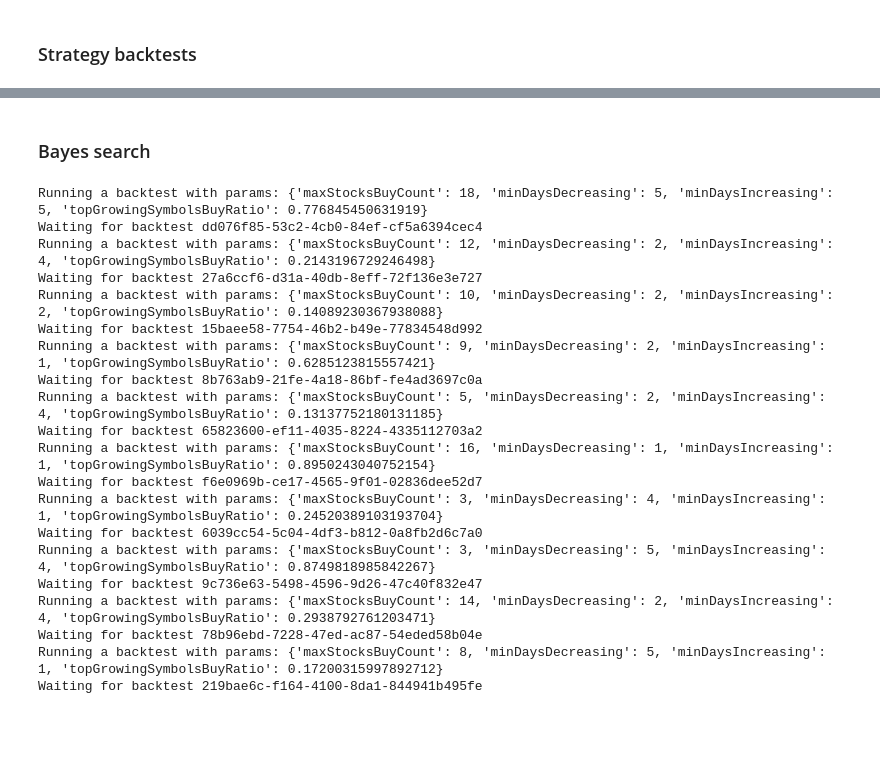
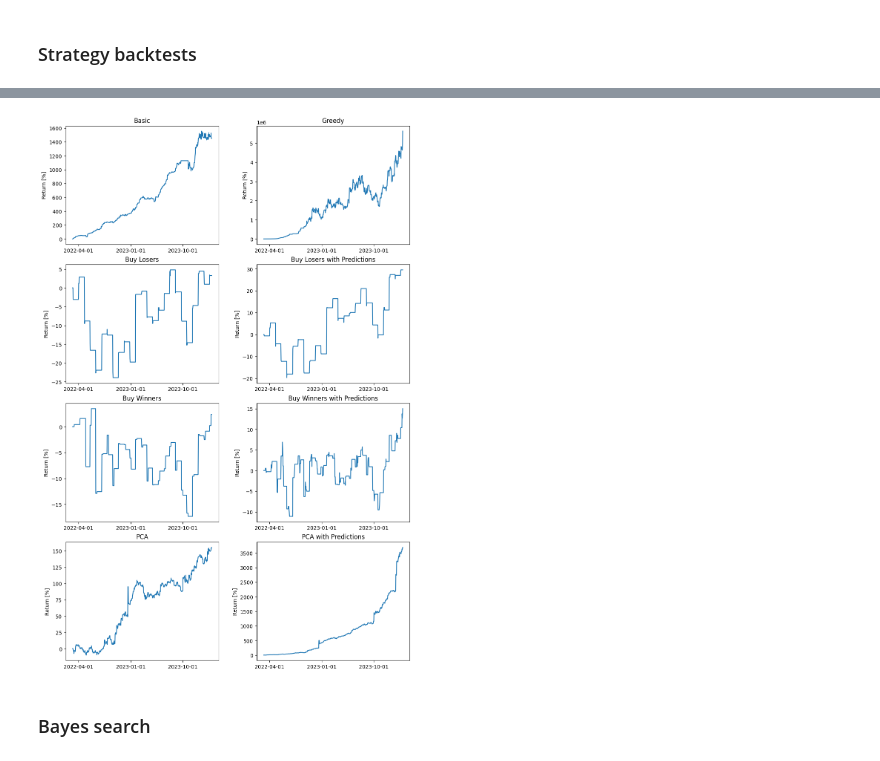
Before and after one commit to wolny33/ML-Trading, a Jupyter notebook: Analysis/plots.ipynb, the cells around one changed output, grey strips where cells are left out. Drawn from its saved outputs; the diff is of its cells as text; code cells hidden in the pictures; blank space fills up the shorter version.

```diff
--- a/Analysis/plots.ipynb
+++ b/Analysis/plots.ipynb
@@ -195,40 +135,42 @@ for error in [0.01, 0.05, 0.1, 0.2]:
+# %%
+backtests_per_strategy = {
+    "Basic": "ee6113e2-90b8-40d4-b72e-43d9bf214012",
+    "Greedy": "0c3702fe-e897-4f9b-a166-f93ea5474d5f",
+    "Buy Losers": "3c1df575-6813-4baf-9c5b-020b0d3a041a",
+    "Buy Losers with Predictions": "cd6e9e59-3a09-4ae1-9850-57f16e248f74",
+    "Buy Winners": "e00a4317-a327-41b2-9464-abab72257c8a",
+    "Buy Winners with Predictions": "89ffe84b-82fa-43be-bf8b-c0078a97a003",
+    "PCA": "437bcd3b-f846-4a71-b2eb-0cd8626a1916",
+    "PCA with Predictions": "721406c3-5d3e-4ffe-9eb1-1ae4eb2ae302"
+}
+
+def make_subplot(axis, title):
+    backtest_id = backtests_per_strategy[title]
+
+    axis.set_title(title)
+    axis.set_ylabel("Return [%]")
+
+    assets_states = fetch_portfolio_states(backtest_id)
+    portfolio_values = [state.assets.equityValue / 1000 - 100 for state in assets_states]
+    dates = [state.createdAt for state in assets_states]
+    axis.plot(dates, portfolio_values)
+    axis.set_xticks(axis.get_xticks()[::3])
+
+figure, axes = plt.subplots(nrows=4, ncols=2, figsize=(10, 15))
+figure.tight_layout()
+
+make_subplot(axes[0, 0], "Basic")
+make_subplot(axes[0, 1], "Greedy")
+make_subplot(axes[1, 0], "Buy Losers")
+make_subplot(axes[1, 1], "Buy Losers with Predictions")
+make_subplot(axes[2, 0], "Buy Winners")
+make_subplot(axes[2, 1], "Buy Winners with Predictions")
+make_subplot(axes[3, 0], "PCA")
+make_subplot(axes[3, 1], "PCA with Predictions")
+
+plt.subplots_adjust(hspace=0.17, wspace=0.25)
+plt.show()
+# %% [output]
+[figure, added]
 # %% [markdown]
 ### Bayes search
-# %%
-from bayes import perform_bayes_search
-from skopt.space import Real, Integer
-
-best_params, best_score = perform_bayes_search(
-    "Basic strategy",
-    {
-        "maxStocksBuyCount": Integer(low=1, high=20),
-        "minDaysDecreasing": Integer(low=1, high=5),
-        "minDaysIncreasing": Integer(low=1, high=5),
-        "topGrowingSymbolsBuyRatio": Real(0.1, 0.9)
-    },
-    10,
-    prediction_error=0,
-    symbols=200,
-    skip=0
-)
-# %% [output]
-Running a backtest with params: {'maxStocksBuyCount': 18, 'minDaysDecreasing': 5, 'minDaysIncreasing': 5, 'topGrowingSymbolsBuyRatio': 0.776845450631919}
-Waiting for backtest dd076f85-53c2-4cb0-84ef-cf5a6394cec4
-Running a backtest with params: {'maxStocksBuyCount': 12, 'minDaysDecreasing': 2, 'minDaysIncreasing': 4, 'topGrowingSymbolsBuyRatio': 0.2143196729246498}
-Waiting for backtest 27a6ccf6-d31a-40db-8eff-72f136e3e727
-Running a backtest with params: {'maxStocksBuyCount': 10, 'minDaysDecreasing': 2, 'minDaysIncreasing': 2, 'topGrowingSymbolsBuyRatio': 0.14089230367938088}
-Waiting for backtest 15baee58-7754-46b2-b49e-77834548d992
-Running a backtest with params: {'maxStocksBuyCount': 9, 'minDaysDecreasing': 2, 'minDaysIncreasing': 1, 'topGrowingSymbolsBuyRatio': 0.6285123815557421}
-Waiting for backtest 8b763ab9-21fe-4a18-86bf-fe4ad3697c0a
-Running a backtest with params: {'maxStocksBuyCount': 5, 'minDaysDecreasing': 2, 'minDaysIncreasing': 4, 'topGrowingSymbolsBuyRatio': 0.13137752180131185}
-Waiting for backtest 65823600-ef11-4035-8224-4335112703a2
-Running a backtest with params: {'maxStocksBuyCount': 16, 'minDaysDecreasing': 1, 'minDaysIncreasing': 1, 'topGrowingSymbolsBuyRatio': 0.8950243040752154}
-Waiting for backtest f6e0969b-ce17-4565-9f01-02836dee52d7
-Running a backtest with params: {'maxStocksBuyCount': 3, 'minDaysDecreasing': 4, 'minDaysIncreasing': 1, 'topGrowingSymbolsBuyRatio': 0.24520389103193704}
-Waiting for backtest 6039cc54-5c04-4df3-b812-0a8fb2d6c7a0
-Running a backtest with params: {'maxStocksBuyCount': 3, 'minDaysDecreasing': 5, 'minDaysIncreasing': 4, 'topGrowingSymbolsBuyRatio': 0.8749818985842267}
-Waiting for backtest 9c736e63-5498-4596-9d26-47c40f832e47
-Running a backtest with params: {'maxStocksBuyCount': 14, 'minDaysDecreasing': 2, 'minDaysIncreasing': 4, 'topGrowingSymbolsBuyRatio': 0.2938792761203471}
-Waiting for backtest 78b96ebd-7228-47ed-ac87-54eded58b04e
-Running a backtest with params: {'maxStocksBuyCount': 8, 'minDaysDecreasing': 5, 'minDaysIncreasing': 1, 'topGrowingSymbolsBuyRatio': 0.17200315997892712}
-Waiting for backtest 219bae6c-f164-4100-8da1-844941b495fe
```
Also changed, not shown: parts of 9 cells of this notebook, 3 other files.
